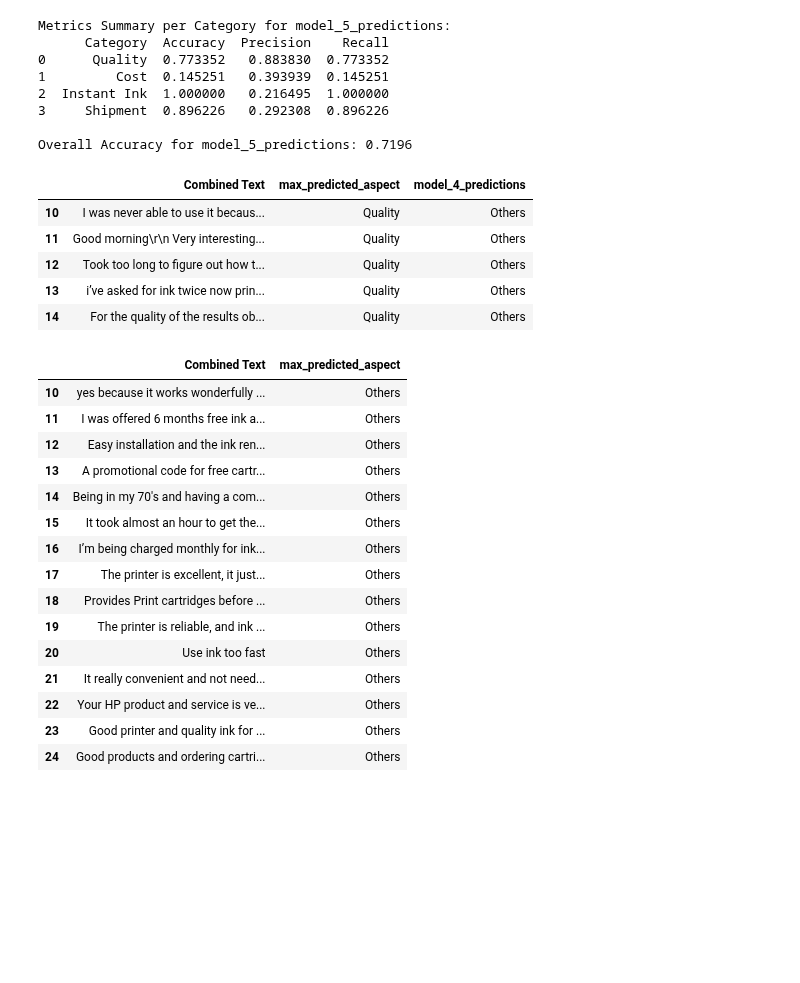
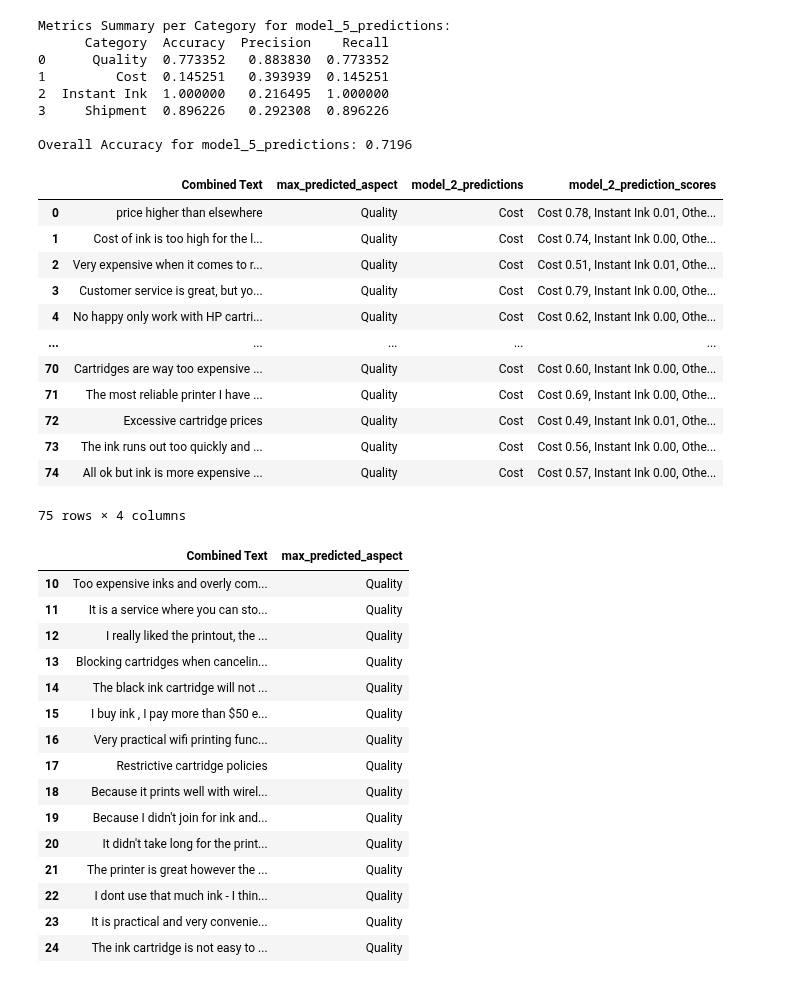
Before and after one commit to wd686/InkSightAnalyzer, a Jupyter notebook: distilbert (category).ipynb, the cells around one changed output. Drawn from its saved outputs; the diff is of its cells as text; code cells hidden in the pictures; blank space fills up the shorter version.

```diff
--- a/distilbert (category).ipynb
+++ b/distilbert (category).ipynb
@@ -529,6 +529,7 @@ for model_key, model_path in model_paths.items():
 
 def get_predictions(model, tokenizer, texts):
     predictions = []
+    prediction_scores = []
 
     for text in texts:
         # Tokenize the input sentence
@@ -548,16 +549,27 @@ def get_predictions(model, tokenizer, texts):
         predicted_category = label_encoder.inverse_transform([pred_label])[0]
         predictions.append(predicted_category)
 
-    return predictions
+        # Softmax to get probabilities for all categories
+        probabilities = torch.softmax(logits, dim=1).squeeze()
+        category_scores  = ', '.join([f'{label} {prob:.2f}' for label, prob in zip(aspect_labels, probabilities.tolist())])
+
+        # Append the scores (logits) for all categories
+        prediction_scores.append(category_scores)
+
+    return predictions, prediction_scores
 
 # Prepare to store predictions
 for model_key in model_paths.keys():
     # Get predictions for the current model
-    predictions = get_predictions(models[model_key], tokenizers[model_key], validation_df['Combined Text'].tolist())
+    predictions, prediction_scores = get_predictions(models[model_key], tokenizers[model_key], validation_df['Combined Text'].tolist())
 
     # Add predictions to the DataFrame
     validation_df[f'{model_key}_predictions'] = predictions
 
+    # Add prediction scores to the DataFrame (as a string or list for better display)
+    validation_df[f'{model_key}_prediction_scores'] = prediction_scores
+
+validation_df.to_csv('validation_predictions.csv', index=False)
 validation_df.head(3)
 # %% [output]
 A value is trying to be set on a copy of a slice from a DataFrame.
@@ -683,33 +695,40 @@ Overall Accuracy for model_5_predictions: 0.7196
 # %%
 # 'Cost', 'Instant Ink', 'Others', 'Quality', 'Shipment'
 Actual = 'Quality'
-Predicted = 'Others'
+Predicted = 'Cost'
 
 pd.set_option('display.max_colwidth', None)  # Display full content of each cell
-validation_df[(validation_df['max_predicted_aspect'] == Actual) & (validation_df['model_4_predictions'] == Predicted)][['Combined Text', 'max_predicted_aspect', 'model_4_predictions']].reset_index(drop=True).iloc[10:15]
+validation_df[(validation_df['max_predicted_aspect'] == Actual) & (validation_df['model_2_predictions'] == Predicted)][['Combined Text', 'max_predicted_aspect', 'model_2_predictions', 'model_2_prediction_scores']].reset_index(drop=True)
 # %% [output]
-|  | Combined Text | max_predicted_aspect | model_4_predictions |
-| 10 | I was never able to use it becaus... | Quality | Others |
-| 11 | Good morning\r\n Very interesting... | Quality | Others |
-| 12 | Took too long to figure out how t... | Quality | Others |
-| 13 | i’ve asked for ink twice now prin... | Quality | Others |
-| 14 | For the quality of the results ob... | Quality | Others |
+|  | Combined Text | max_predicted_aspect | model_2_predictions | model_2_prediction_scores |
+| 0 | price higher than elsewhere | Quality | Cost | Cost 0.78, Instant Ink 0.01, Othe... |
+| 1 | Cost of ink is too high for the l... | Quality | Cost | Cost 0.74, Instant Ink 0.00, Othe... |
+| 2 | Very expensive when it comes to r... | Quality | Cost | Cost 0.51, Instant Ink 0.01, Othe... |
+| 3 | Customer service is great, but yo... | Quality | Cost | Cost 0.79, Instant Ink 0.00, Othe... |
+| 4 | No happy only work with HP cartri... | Quality | Cost | Cost 0.62, Instant Ink 0.00, Othe... |
+| ... | ... | ... | ... | ... |
+| 70 | Cartridges are way too expensive ... | Quality | Cost | Cost 0.60, Instant Ink 0.00, Othe... |
+| 71 | The most reliable printer I have ... | Quality | Cost | Cost 0.69, Instant Ink 0.00, Othe... |
+| 72 | Excessive cartridge prices | Quality | Cost | Cost 0.49, Instant Ink 0.01, Othe... |
+| 73 | The ink runs out too quickly and ... | Quality | Cost | Cost 0.56, Instant Ink 0.00, Othe... |
+| 74 | All ok but ink is more expensive ... | Quality | Cost | Cost 0.57, Instant Ink 0.00, Othe... |
+75 rows × 4 columns
 # %%
-sampled_df[(sampled_df['max_predicted_aspect'] == Predicted)][['Combined Text', 'max_predicted_aspect']].reset_index(drop=True).iloc[10:25]
+sampled_df[(sampled_df['max_predicted_aspect'] == 'Quality')][['Combined Text', 'max_predicted_aspect']].reset_index(drop=True).iloc[10:25]
 # %% [output]
 |  | Combined Text | max_predicted_aspect |
-| 10 | yes because it works wonderfully ... | Others |
-| 11 | I was offered 6 months free ink a... | Others |
-| 12 | Easy installation and the ink ren... | Others |
-| 13 | A promotional code for free cartr... | Others |
-| 14 | Being in my 70's and having a com... | Others |
-| 15 | It took almost an hour to get the... | Others |
-| 16 | I’m being charged monthly for ink... | Others |
-| 17 | The printer is excellent, it just... | Others |
-| 18 | Provides Print cartridges before ... | Others |
-| 19 | The printer is reliable, and ink ... | Others |
-| 20 | Use ink too fast | Others |
-| 21 | It really convenient and not need... | Others |
-| 22 | Your HP product and service is ve... | Others |
-| 23 | Good printer and quality ink for ... | Others |
-| 24 | Good products and ordering cartri... | Others |
+| 10 | Too expensive inks and overly com... | Quality |
+| 11 | It is a service where you can sto... | Quality |
+| 12 | I really liked the printout, the ... | Quality |
+| 13 | Blocking cartridges when cancelin... | Quality |
+| 14 | The black ink cartridge will not ... | Quality |
+| 15 | I buy ink , I pay more than $50 e... | Quality |
+| 16 | Very practical wifi printing func... | Quality |
+| 17 | Restrictive cartridge policies | Quality |
+| 18 | Because it prints well with wirel... | Quality |
+| 19 | Because I didn't join for ink and... | Quality |
+| 20 | It didn't take long for the print... | Quality |
+| 21 | The printer is great however the ... | Quality |
+| 22 | I dont use that much ink - I thin... | Quality |
+| 23 | It is practical and very convenie... | Quality |
+| 24 | The ink cartridge is not easy to ... | Quality |
```
Also changed, not shown: parts of 2 cells of this notebook, 1 other file.
